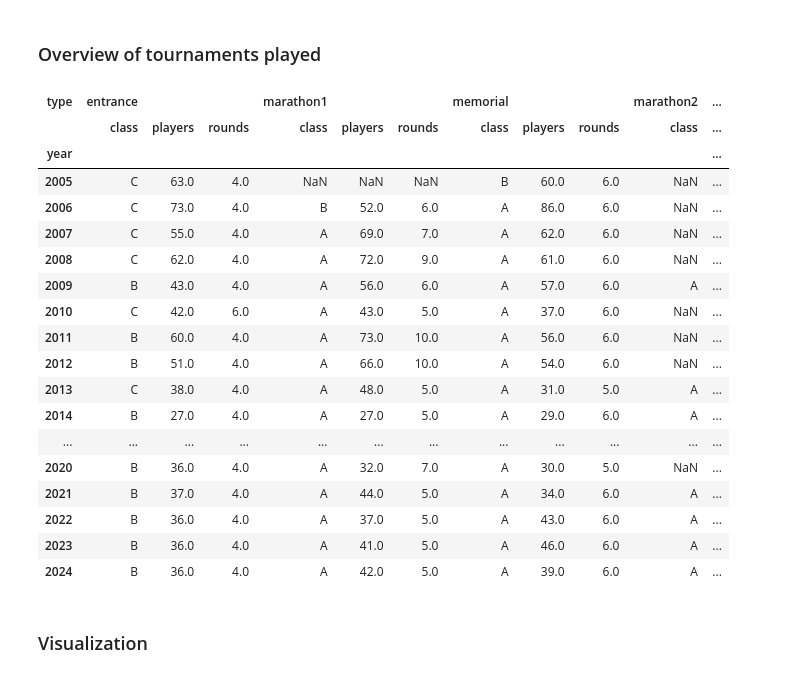
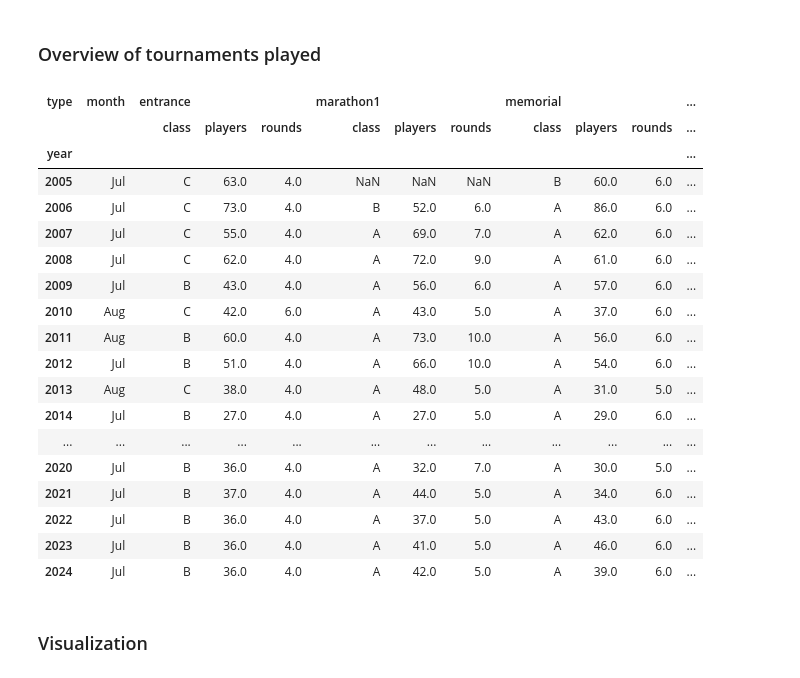
Before and after one commit to tasuki/lsg-analyze, a Jupyter notebook: notebooks/Insights.ipynb, the cells around one changed output. Drawn from its saved outputs; the diff is of its cells as text; code cells hidden in the pictures.

```diff
--- a/notebooks/Insights.ipynb
+++ b/notebooks/Insights.ipynb
@@ -53,35 +55,41 @@ df_grouped
 # %%
 df_filtered = df[df['type'] != 'other'].copy()
 df_filtered['type'] = df_filtered.groupby(['year', 'type']).cumcount().add(1).astype(str).where(df_filtered['type'] == 'marathon', '').radd(df_filtered['type'])
 
 pivot_df = df_filtered.pivot_table(index='year', columns='type', values=['players', 'rounds', 'class'], aggfunc='first')
 
 # Reorder the columns
 column_order = ['entrance', 'marathon1', 'memorial', 'marathon2']
 pivot_df = pivot_df.reorder_levels([1, 0], axis=1).sort_index(axis=1)
 pivot_df = pivot_df.reindex(columns=column_order, level=0, fill_value=0)
 
+df['dt'] = pd.to_datetime(df['date'])
+memorial_dates = df[df['type'] == 'memorial'].groupby('year')['dt'].first()
+months = memorial_dates.dt.strftime('%b')
+pivot_df.insert(0, 'month', months)
+
+
 pivot_df
 # %% [output]
-| type | entrance |  |  | marathon1 |  |  | memorial |  |  | marathon2 | ... |
-|  | class | players | rounds | class | players | rounds | class | players | rounds | class | ... |
+| type | month | entrance |  |  | marathon1 |  |  | memorial |  |  | ... |
+|  |  | class | players | rounds | class | players | rounds | class | players | rounds | ... |
 | year |  |  |  |  |  |  |  |  |  |  | ... |
-| 2005 | C | 63.0 | 4.0 | NaN | NaN | NaN | B | 60.0 | 6.0 | NaN | ... |
-| 2006 | C | 73.0 | 4.0 | B | 52.0 | 6.0 | A | 86.0 | 6.0 | NaN | ... |
-| 2007 | C | 55.0 | 4.0 | A | 69.0 | 7.0 | A | 62.0 | 6.0 | NaN | ... |
-| 2008 | C | 62.0 | 4.0 | A | 72.0 | 9.0 | A | 61.0 | 6.0 | NaN | ... |
-| 2009 | B | 43.0 | 4.0 | A | 56.0 | 6.0 | A | 57.0 | 6.0 | A | ... |
-| 2010 | C | 42.0 | 6.0 | A | 43.0 | 5.0 | A | 37.0 | 6.0 | NaN | ... |
-| 2011 | B | 60.0 | 4.0 | A | 73.0 | 10.0 | A | 56.0 | 6.0 | NaN | ... |
-| 2012 | B | 51.0 | 4.0 | A | 66.0 | 10.0 | A | 54.0 | 6.0 | NaN | ... |
-| 2013 | C | 38.0 | 4.0 | A | 48.0 | 5.0 | A | 31.0 | 5.0 | A | ... |
-| 2014 | B | 27.0 | 4.0 | A | 27.0 | 5.0 | A | 29.0 | 6.0 | A | ... |
+| 2005 | Jul | C | 63.0 | 4.0 | NaN | NaN | NaN | B | 60.0 | 6.0 | ... |
+| 2006 | Jul | C | 73.0 | 4.0 | B | 52.0 | 6.0 | A | 86.0 | 6.0 | ... |
+| 2007 | Jul | C | 55.0 | 4.0 | A | 69.0 | 7.0 | A | 62.0 | 6.0 | ... |
+| 2008 | Jul | C | 62.0 | 4.0 | A | 72.0 | 9.0 | A | 61.0 | 6.0 | ... |
+| 2009 | Jul | B | 43.0 | 4.0 | A | 56.0 | 6.0 | A | 57.0 | 6.0 | ... |
+| 2010 | Aug | C | 42.0 | 6.0 | A | 43.0 | 5.0 | A | 37.0 | 6.0 | ... |
+| 2011 | Aug | B | 60.0 | 4.0 | A | 73.0 | 10.0 | A | 56.0 | 6.0 | ... |
+| 2012 | Jul | B | 51.0 | 4.0 | A | 66.0 | 10.0 | A | 54.0 | 6.0 | ... |
+| 2013 | Aug | C | 38.0 | 4.0 | A | 48.0 | 5.0 | A | 31.0 | 5.0 | ... |
+| 2014 | Jul | B | 27.0 | 4.0 | A | 27.0 | 5.0 | A | 29.0 | 6.0 | ... |
 | ... | ... | ... | ... | ... | ... | ... | ... | ... | ... | ... | ... |
-| 2020 | B | 36.0 | 4.0 | A | 32.0 | 7.0 | A | 30.0 | 5.0 | NaN | ... |
-| 2021 | B | 37.0 | 4.0 | A | 44.0 | 5.0 | A | 34.0 | 6.0 | A | ... |
-| 2022 | B | 36.0 | 4.0 | A | 37.0 | 5.0 | A | 43.0 | 6.0 | A | ... |
-| 2023 | B | 36.0 | 4.0 | A | 41.0 | 5.0 | A | 46.0 | 6.0 | A | ... |
-| 2024 | B | 36.0 | 4.0 | A | 42.0 | 5.0 | A | 39.0 | 6.0 | A | ... |
+| 2020 | Jul | B | 36.0 | 4.0 | A | 32.0 | 7.0 | A | 30.0 | 5.0 | ... |
+| 2021 | Jul | B | 37.0 | 4.0 | A | 44.0 | 5.0 | A | 34.0 | 6.0 | ... |
+| 2022 | Jul | B | 36.0 | 4.0 | A | 37.0 | 5.0 | A | 43.0 | 6.0 | ... |
+| 2023 | Jul | B | 36.0 | 4.0 | A | 41.0 | 5.0 | A | 46.0 | 6.0 | ... |
+| 2024 | Jul | B | 36.0 | 4.0 | A | 42.0 | 5.0 | A | 39.0 | 6.0 | ... |
 # %% [markdown]
 ### Visualization
 # %%
```
Also changed, not shown: parts of 2 cells of this notebook.
